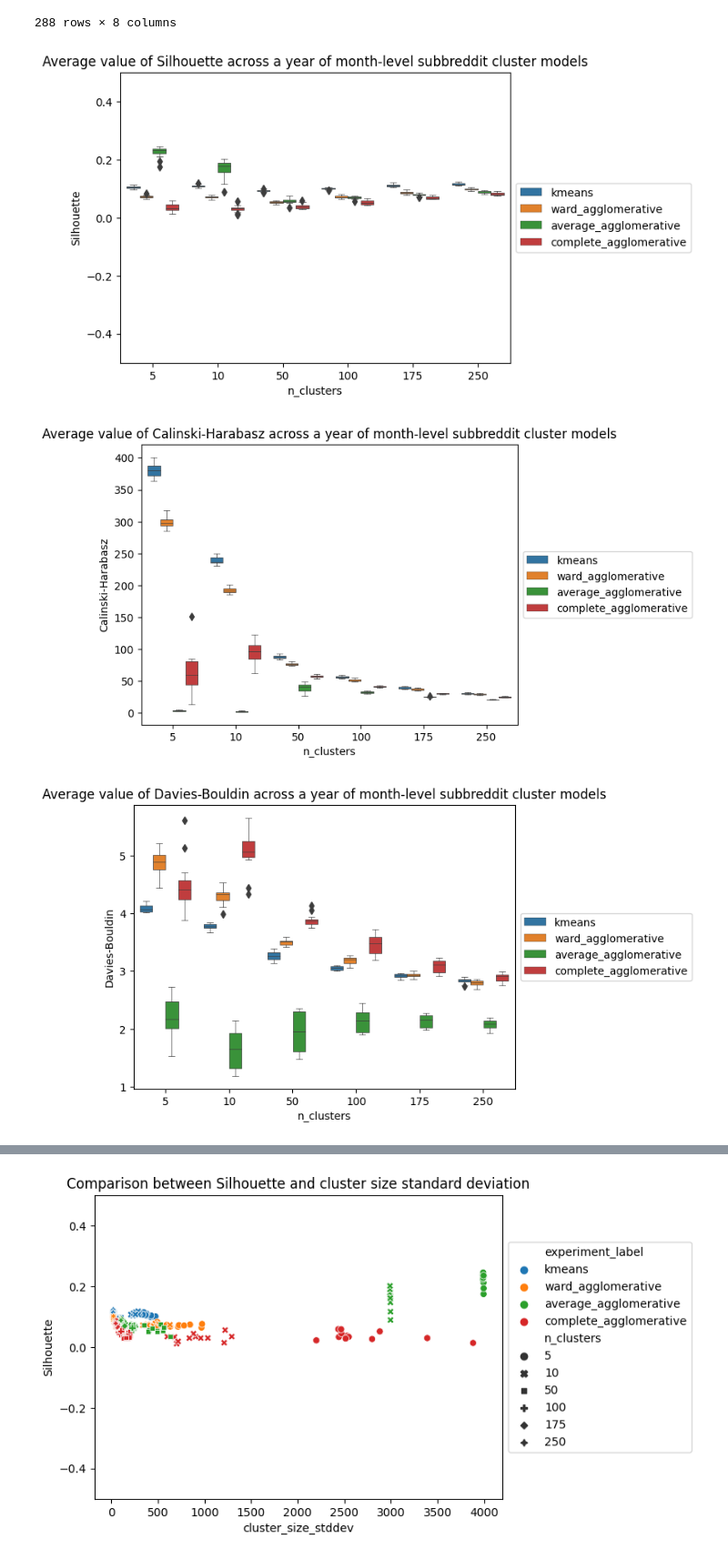
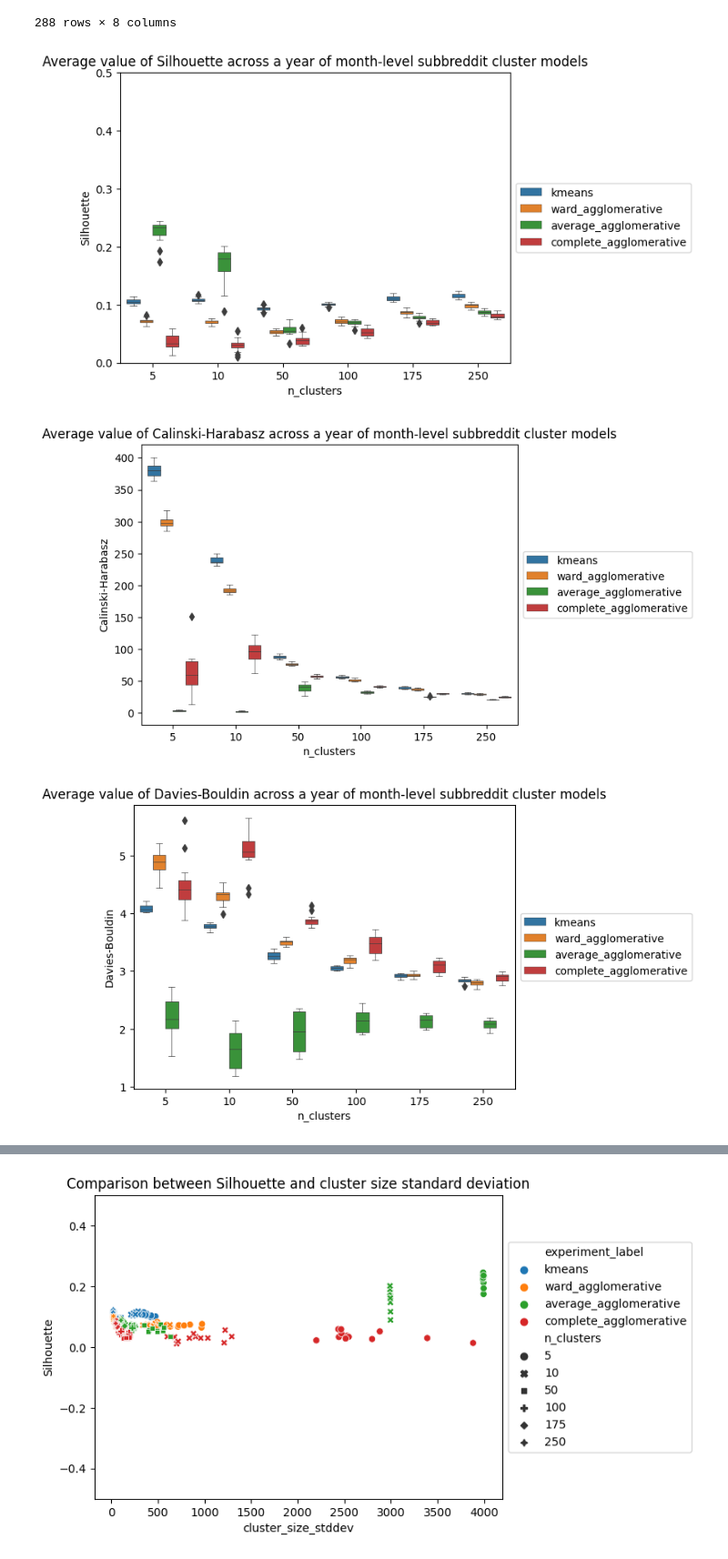
Before and after one commit to UMassCDS/IHOP-Reddit, a Jupyter notebook: notebooks/quantitative_comparison_kmeans_vs_agglomerative.ipynb, the cells around one changed output, grey strips where cells are left out. Shown at 91% size. Cells and saved outputs as stored; diff of their text form; code cells hidden in the pictures.

```diff
--- a/notebooks/quantitative_comparison_kmeans_vs_agglomerative.ipynb
+++ b/notebooks/quantitative_comparison_kmeans_vs_agglomerative.ipynb
@@ -63,6 +63,7 @@ for nc in N_CLUSTERS:
             curr_model = ic.ClusteringModelFactory.init_clustering_model(model_choice=params.pop("model_choice"), data=data, index=index, model_name=model_name, **params)
             curr_model.train()
             curr_model.save(curr_model_path)
+            curr_model.get_cluster_results_as_df().to_csv(curr_model_path / "clusters.csv", index=False)
 
             metrics = curr_model.write_metrics((curr_model_path / "metrics.json"))
             cluster_size_counts = list(Counter(curr_model.clusters).values())
@@ -115,15 +116,15 @@ model_metrics_df
 # %%
 
 for metric_key in ["Silhouette", "Calinski-Harabasz", "Davies-Bouldin", "cluster_size_stddev"]:
     ax = sns.boxplot( y=metric_key, x="n_clusters", data=model_metrics_df, hue="experiment_label", linewidth=0.5)
     ax.set_title(f"Average value of {metric_key} across a year of month-level subbreddit cluster models")
     if metric_key=="Silhouette":
-        ax.set(ylim=(-0.5, 0.5))
+        ax.set(ylim=(0.0, 0.5))
     plt.legend(loc="center left", bbox_to_anchor=(1, 0.5))
     plt.show()
     plt.clf()
 # %% [output]
-[figure, old version]
+[figure, new version]
 [figure]
 [figure]
 [figure]
```
Also changed, not shown: 2 other files.
